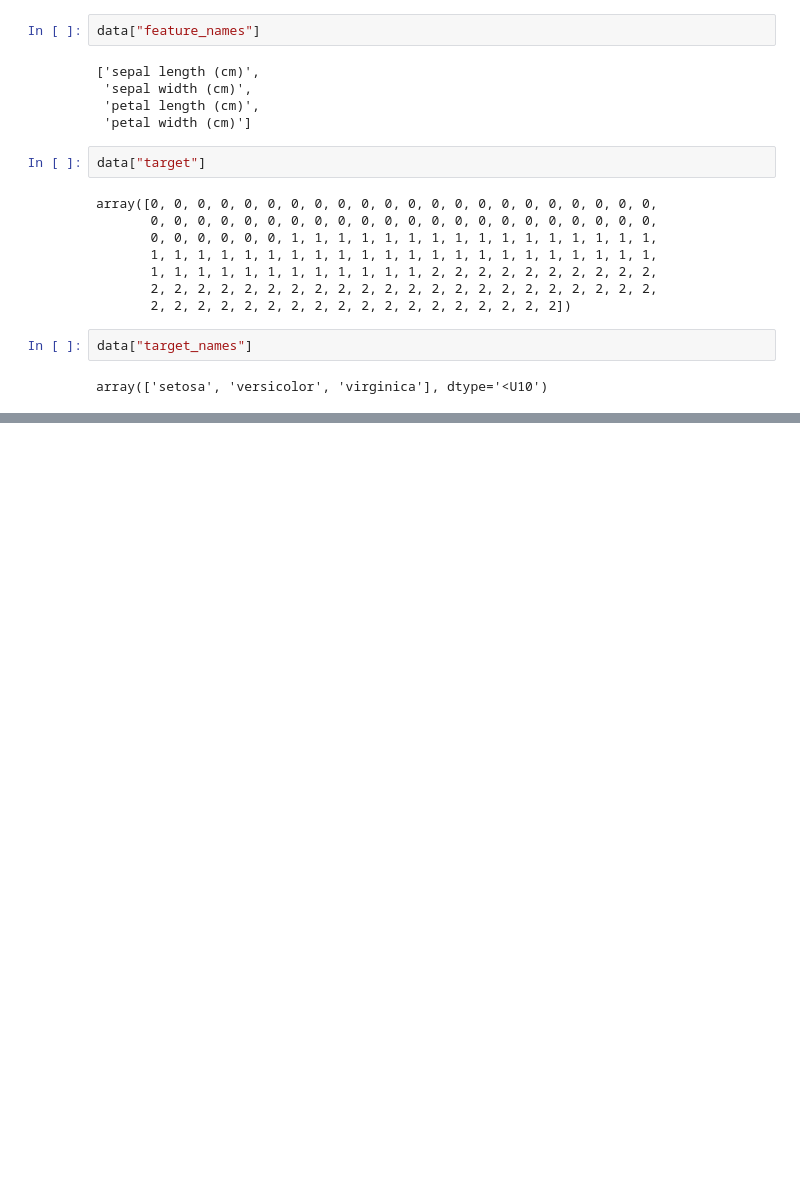
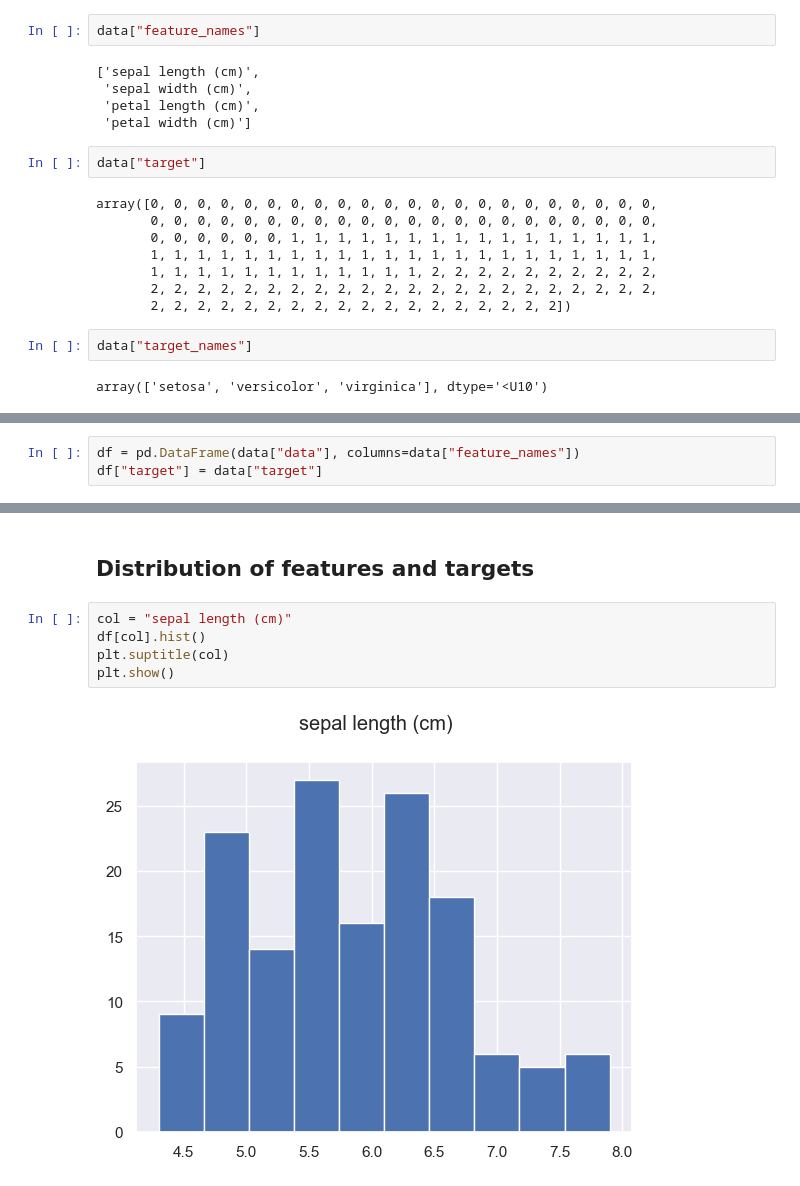
Before and after one commit to pUmA73/Iris-Flower-Classification, a Jupyter notebook: iris_classification.ipynb, the cells around one changed output, grey strips where cells are left out. Drawn from its saved outputs; the diff is of its cells as text; blank space fills up the shorter version.

```diff
--- a/iris_classification.ipynb
+++ b/iris_classification.ipynb
@@ -68,0 +71,3 @@ array(['setosa', 'versicolor', 'virginica'], dtype='<U10')
+# %%
+df = pd.DataFrame(data["data"], columns=data["feature_names"])
+df["target"] = data["target"]
@@ -68,0 +97,9 @@ array(['setosa', 'versicolor', 'virginica'], dtype='<U10')
+# %% [markdown]
+## Distribution of features and targets
+# %%
+col = "sepal length (cm)"
+df[col].hist()
+plt.suptitle(col)
+plt.show()
+# %% [output]
+[figure, added]
```
Also changed, not shown: parts of 16 cells of this notebook.
